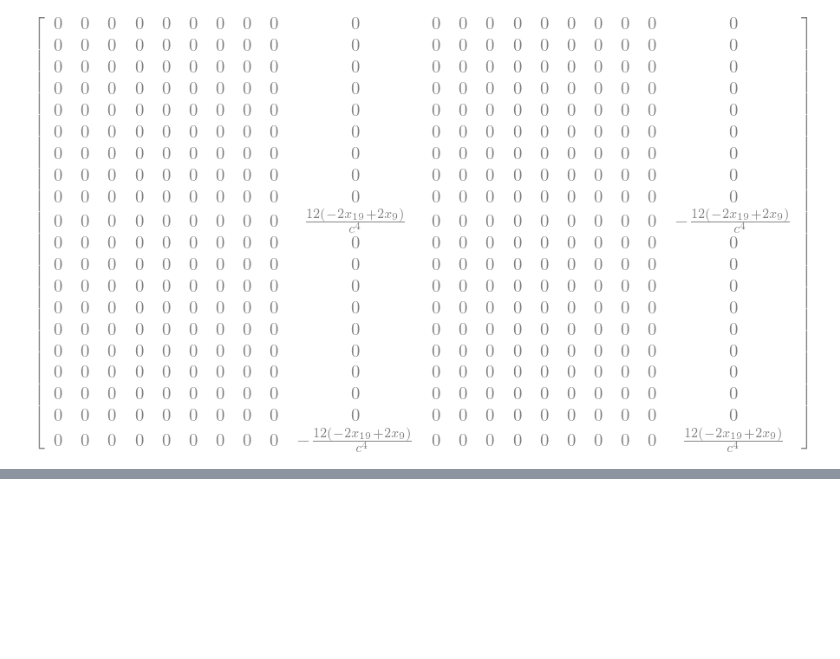
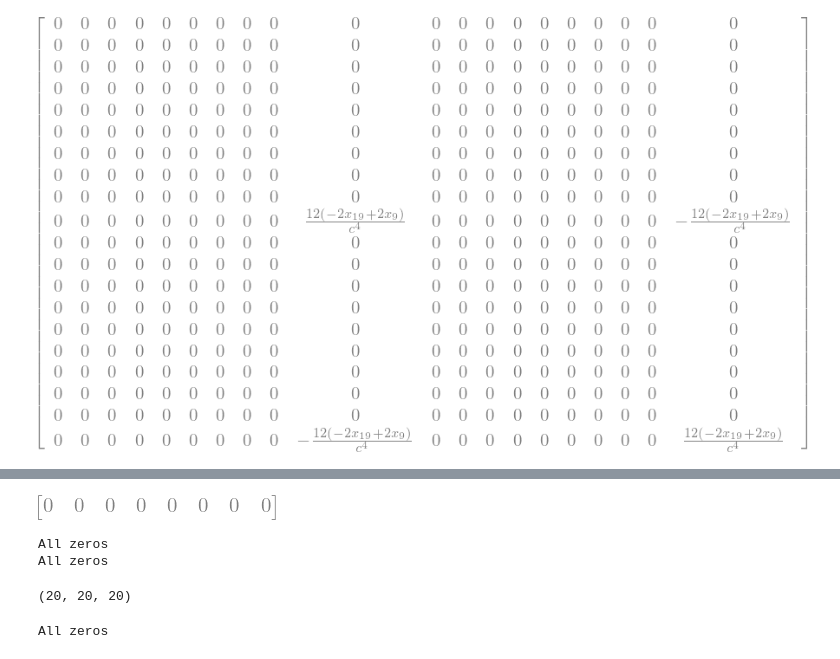
Before and after one commit to JasonTStanley/MultiDroneSim, a Jupyter notebook: cbf/symb_lie_deriv.ipynb, the cells around one changed output, grey strips where cells are left out. Saved outputs shown, nothing was run; the diff lists cells and outputs as text; code cells hidden in the pictures; blank space fills up the shorter version.

Commit message:
general code cleanup and creating figures for a meeting draft.

```diff
--- a/cbf/symb_lie_deriv.ipynb
+++ b/cbf/symb_lie_deriv.ipynb
@@ -36,8 +44,8 @@ xhij
 # %% [output]
 [figure]
 # %%
-dhde = Matrix([diff(hij, e) for e in eij])
-dhde
+sym_dhde = Matrix([diff(hij, e) for e in eij])
+sym_dhde
 # %% [output]
 [figure]
 # %%
@@ -53,8 +61,8 @@ dhde3[:, :]
 (100, 10)
 [figure]
 # %%
-dhdx = Matrix([diff(xhij, xs) for xs in x])
-dhdx
+sym_dhdx = Matrix([diff(xhij, xs) for xs in x])
+sym_dhdx
 # %% [output]
 [figure]
 # %%
@@ -71,3 +79,27 @@ dhdx3[9][:, :]
 # %% [output]
 (20, 20)
 [figure]
+# %%
+A1 = zeros(10, 10, real=True)
+B1 = zeros(10, 4, real=True)
+A2 = zeros(10, 10, real=True)
+B2 = zeros(10, 4, real=True)
+g = symbols('g', real=True)
+mass = symbols('m', real=True)
+u = Matrix(symbols('u:8', real=True))
+A1[7:, 4:7] = eye(3)
+A1[4, 1] = g
+A1[5, 0] = -g
+A1[6, 3] = 1.0 / mass  # vz dot = 1/mass * F
+B1[:3, 1:] = eye(3)
+B1[3, 0] = 1.0  # F dot = Yank
+
+A2[7:, 4:7] = eye(3)
+A2[4, 1] = g
+A2[5, 0] = -g
+A2[6, 3] = 1 / mass  # vz dot = 1/mass * F
+B2[:3, 1:] = eye(3)
+B2[3, 0] = 1  # F dot = Yank
+
+A = diag([A1, A2], unpack=True)
+B = diag([B1, B2], unpack=True)
@@ -73,0 +218,8 @@ dhdx3[9][:, :]
+# %%
+my_dhde = my_dhdx[:10]
+e_2_x = sp.Matrix.vstack(eye(10), -eye(10)).T
+test_dhdx = sp.Matrix(my_dhde).T @ e_2_x
+test_dhdx @ B
+# sp.Matrix(my_dhde).T @ B
+# %% [output]
+[figure, added]
@@ -73,0 +248,40 @@ dhdx3[9][:, :]
+# %%
+compare_results(sym_dhdx, my_dhdx)
+compare_results(sym_dhdx2, my_dh2dx2)
+# %% [output]
+All zeros
+All zeros
+# %%
+sym_dhdx3_arr = sp.MutableDenseNDimArray.zeros(20, 20, 20)
+for i in range(20):
+    sym_dhdx3_arr[i, :, :] = sp.MutableDenseNDimArray(sym_dhdx3[i])
+
+print(sym_dhdx3_arr.shape)
+# %% [output]
+(20, 20, 20)
+# %%
+#compare tensors
+def compare_tensor_results(res1, res2):
+    diff_list = []
+    difference = res1 - res2
+    found_nonzero = False
+    for i in range(difference.shape[0]):
+        for j in range(difference.shape[1]):
+            for k in range(difference.shape[2]):
+                for l in range(10):
+                    difference[i,j,k] = difference[i,j,k].subs(eij[l], x1[l] - x2[l])
+                store = difference[i, j, k]
+                store = store.simplify()
+                if store != 0:
+                    found_nonzero = True
+                    diff_list.append((i, j, k, store))
+                    print(i, j, k, store)
+
+    if not found_nonzero:
+        print('All zeros')
+    else:
+        print('Not all zeros')
+    return diff_list
+diff_list = compare_tensor_results(sym_dhdx3_arr, my_dh3dx3)
+# %% [output]
+All zeros
```
Also changed, not shown: parts of 18 cells of this notebook, 21 other files.
